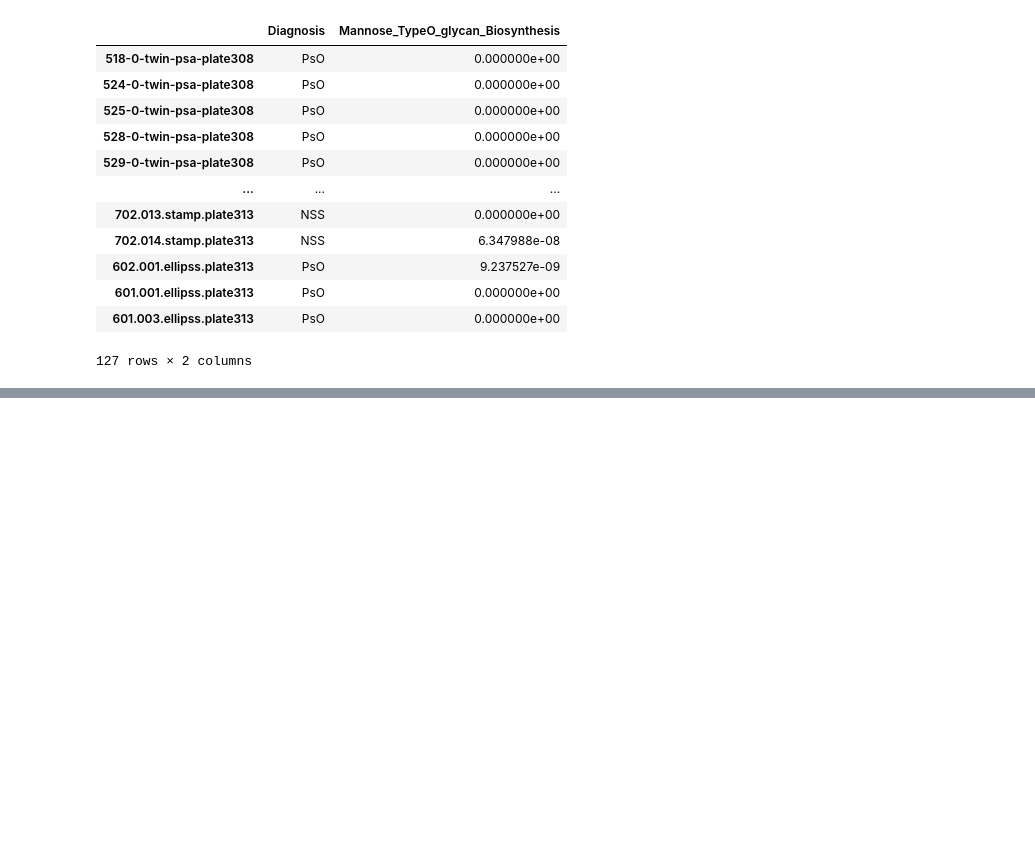
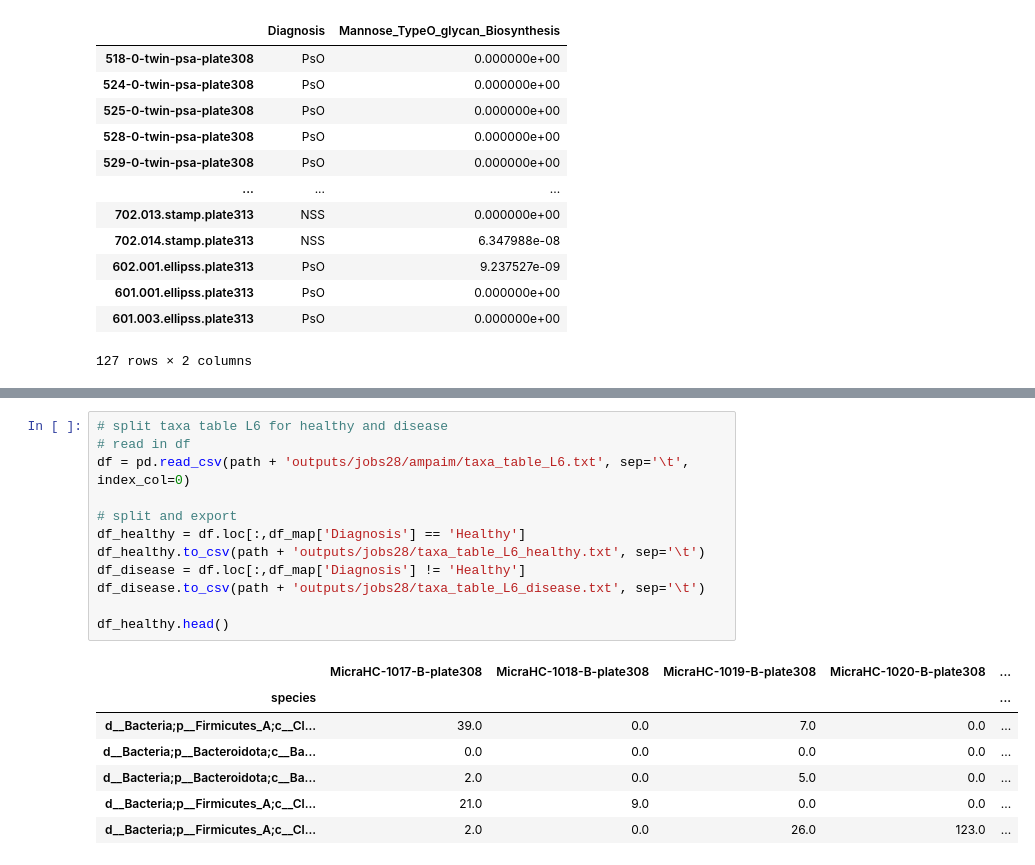
Before and after one commit to kbpi314/ampaim, a Jupyter notebook: code/AMPAIM_v10.ipynb, the cells around one changed output, grey strips where cells are left out. Drawn from its saved outputs; the diff is of its cells as text; blank space fills up the shorter version.

```diff
--- a/code/AMPAIM_v10.ipynb
+++ b/code/AMPAIM_v10.ipynb
@@ -1536,0 +1616,20 @@ df_csv
+# %%
+# split taxa table L6 for healthy and disease
+# read in df
+df = pd.read_csv(path + 'outputs/jobs28/ampaim/taxa_table_L6.txt', sep='\t', index_col=0)
+
+# split and export
+df_healthy = df.loc[:,df_map['Diagnosis'] == 'Healthy']
+df_healthy.to_csv(path + 'outputs/jobs28/taxa_table_L6_healthy.txt', sep='\t')
+df_disease = df.loc[:,df_map['Diagnosis'] != 'Healthy']
+df_disease.to_csv(path + 'outputs/jobs28/taxa_table_L6_disease.txt', sep='\t')
+
+df_healthy.head()
+# %% [output]
+|  | MicraHC-1017-B-plate308 | MicraHC-1018-B-plate308 | MicraHC-1019-B-plate308 | MicraHC-1020-B-plate308 | ... |
+| species |  |  |  |  | ... |
+| d__Bacteria;p__Firmicutes_A;c__Cl... | 39.0 | 0.0 | 7.0 | 0.0 | ... |
+| d__Bacteria;p__Bacteroidota;c__Ba... | 0.0 | 0.0 | 0.0 | 0.0 | ... |
+| d__Bacteria;p__Bacteroidota;c__Ba... | 2.0 | 0.0 | 5.0 | 0.0 | ... |
+| d__Bacteria;p__Firmicutes_A;c__Cl... | 21.0 | 9.0 | 0.0 | 0.0 | ... |
+| d__Bacteria;p__Firmicutes_A;c__Cl... | 2.0 | 0.0 | 26.0 | 123.0 | ... |
```
Also changed, not shown: parts of 7 cells of this notebook, 5 other files.
